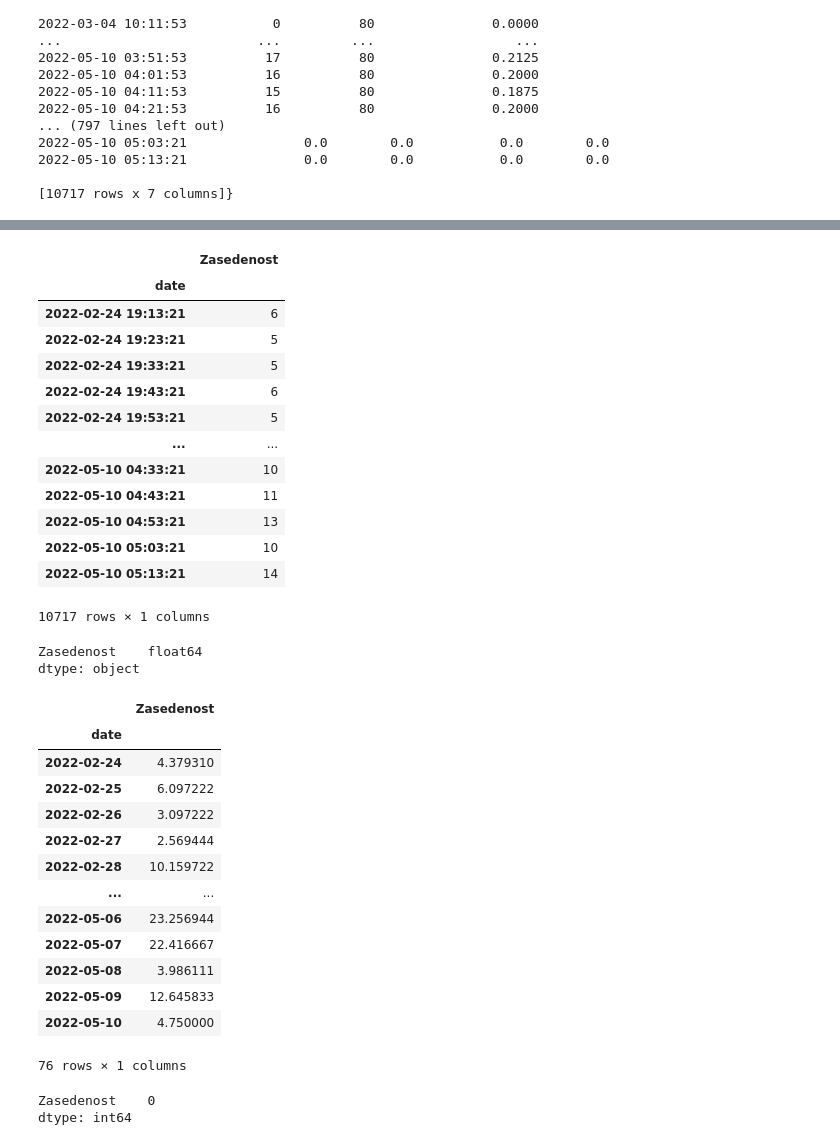
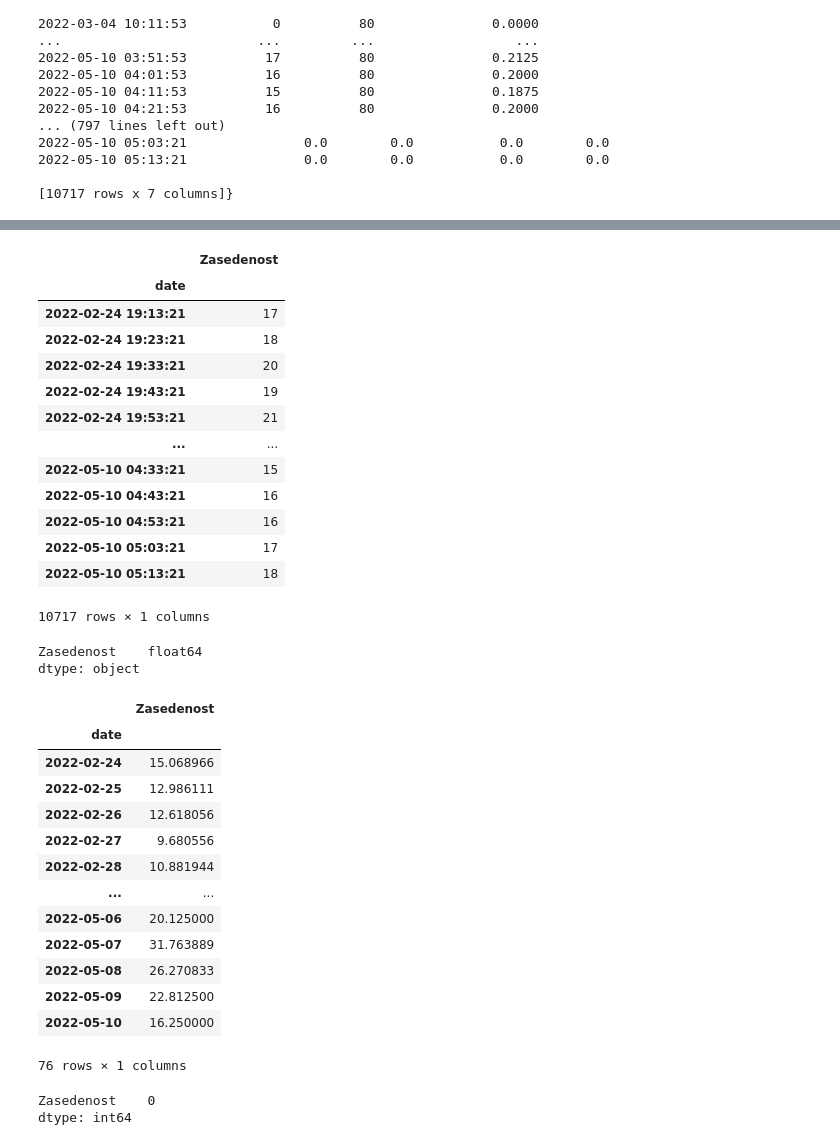
Before and after one commit to jre2601/PR21MOJR, a Jupyter notebook: predict_SARIMAX_FINAL.ipynb, the cells around one changed output, grey strips where cells are left out. Cells and saved outputs as stored; diff of their text form; code cells hidden in the pictures.

```diff
--- a/predict_SARIMAX_FINAL.ipynb
+++ b/predict_SARIMAX_FINAL.ipynb
@@ -178,20 +167,20 @@ dtype: object
 # %%
-curr_df = parkings["Bezigrad"][["Zasedenost"]]
+curr_df = parkings["Dolenjska cesta (Strelisce)"][["Zasedenost"]]
 curr_df
 # %% [output]
 |  | Zasedenost |
 | date |  |
-| 2022-02-24 19:13:21 | 6 |
-| 2022-02-24 19:23:21 | 5 |
-| 2022-02-24 19:33:21 | 5 |
-| 2022-02-24 19:43:21 | 6 |
-| 2022-02-24 19:53:21 | 5 |
+| 2022-02-24 19:13:21 | 17 |
+| 2022-02-24 19:23:21 | 18 |
+| 2022-02-24 19:33:21 | 20 |
+| 2022-02-24 19:43:21 | 19 |
+| 2022-02-24 19:53:21 | 21 |
 | ... | ... |
-| 2022-05-10 04:33:21 | 10 |
-| 2022-05-10 04:43:21 | 11 |
-| 2022-05-10 04:53:21 | 13 |
-| 2022-05-10 05:03:21 | 10 |
-| 2022-05-10 05:13:21 | 14 |
+| 2022-05-10 04:33:21 | 15 |
+| 2022-05-10 04:43:21 | 16 |
+| 2022-05-10 04:53:21 | 16 |
+| 2022-05-10 05:03:21 | 17 |
+| 2022-05-10 05:13:21 | 18 |
 10717 rows × 1 columns
 # %%
 data = curr_df.resample("D").mean()
@@ -202,17 +191,17 @@ Zasedenost    float64
 dtype: object
 |  | Zasedenost |
 | date |  |
-| 2022-02-24 | 4.379310 |
-| 2022-02-25 | 6.097222 |
-| 2022-02-26 | 3.097222 |
-| 2022-02-27 | 2.569444 |
-| 2022-02-28 | 10.159722 |
+| 2022-02-24 | 15.068966 |
+| 2022-02-25 | 12.986111 |
+| 2022-02-26 | 12.618056 |
+| 2022-02-27 | 9.680556 |
+| 2022-02-28 | 10.881944 |
 | ... | ... |
-| 2022-05-06 | 23.256944 |
-| 2022-05-07 | 22.416667 |
-| 2022-05-08 | 3.986111 |
-| 2022-05-09 | 12.645833 |
-| 2022-05-10 | 4.750000 |
+| 2022-05-06 | 20.125000 |
+| 2022-05-07 | 31.763889 |
+| 2022-05-08 | 26.270833 |
+| 2022-05-09 | 22.812500 |
+| 2022-05-10 | 16.250000 |
 76 rows × 1 columns
 # %%
 data.isna().sum()
```
Also changed, not shown: parts of 13 cells of this notebook, 34 other files.
